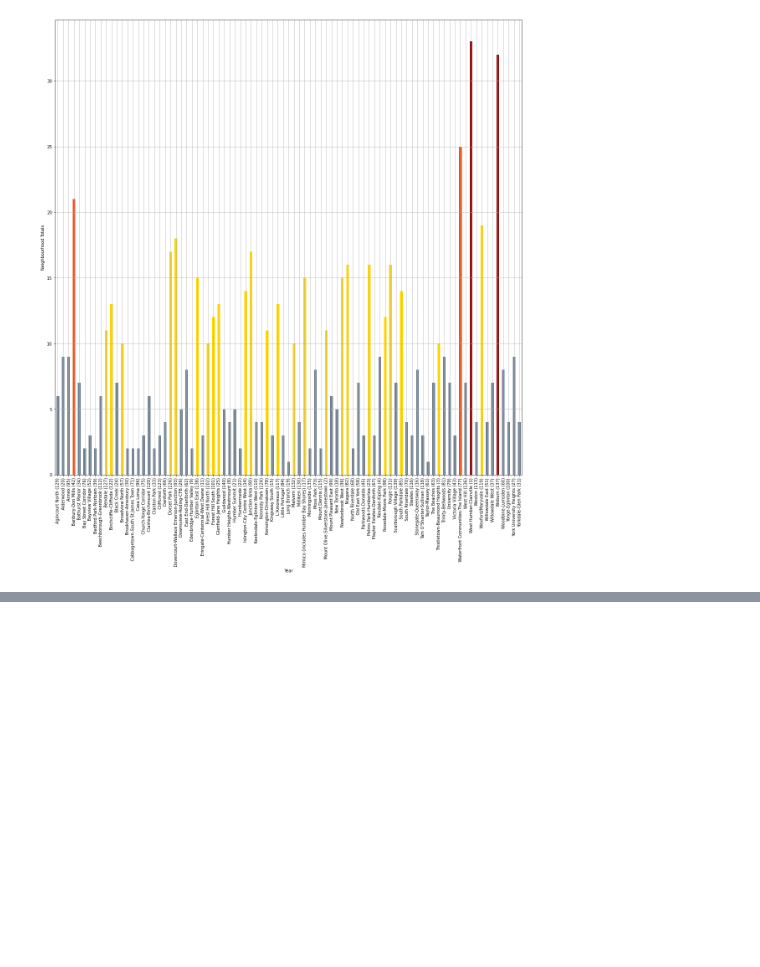
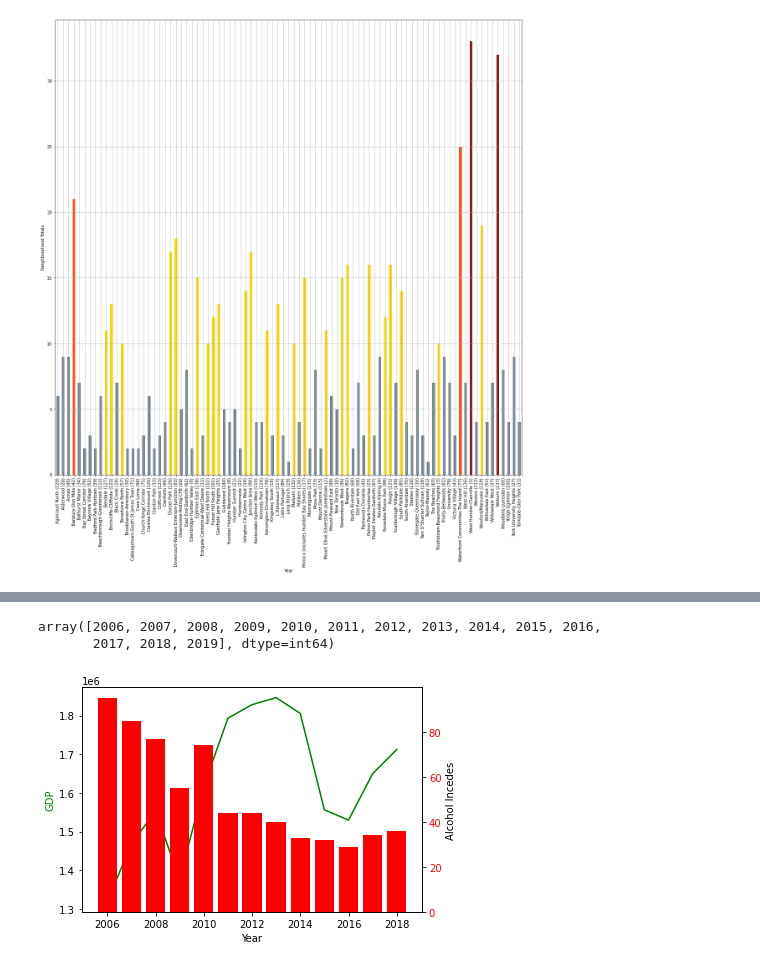
Before and after one commit to MattDavies1/Data-Bootcamp-Project, a Jupyter notebook: jasper.ipynb, the cells around one changed output, grey strips where cells are left out. Saved outputs shown, nothing was run; the diff lists cells and outputs as text; code cells hidden in the pictures; blank space fills up the shorter version.

```diff
--- a/jasper.ipynb
+++ b/jasper.ipynb
@@ -167,0 +196,3 @@ gdp_data.head()
+# %%
+gdp_data.sort_values('Date', ascending=True, inplace=True)
+gdp_data.head()
@@ -170,3 +208,35 @@ gdp_selection = gdp_data.loc[lambda gdp_data : gdp_data ['Date']>=2006]
 # %%
 gdp_year = gdp_selection['Date']
 gdp_annual = gdp_selection['Canada Annual GDP (M)']
+# %%
+#aligning dates so that 2019 from DUI/alcohols is dropped
+year_crime = year_total_crime.drop(labels=2019)
+year_nonfatal = year_total_nonfatal.drop(labels=2019)
+
+years2 = tor_pd_df['YEAR'].sort_values().unique()
+years2
+# %% [output]
+array([2006, 2007, 2008, 2009, 2010, 2011, 2012, 2013, 2014, 2015, 2016,
+       2017, 2018, 2019], dtype=int64)
+# %%
+gdp_year2 = gdp_year.sort_values()
+# %%
+fig, ax1 = plt.subplots()
+
+
+ax1.set_xlabel('Year')
+ax1.set_ylabel('GDP', color='green')
+ax1.plot(gdp_year, gdp_annual, color= 'green')
+ax1.tick_params(axis='y')
+
+ax2 = ax1.twinx()  # instantiate a second axes that shares the same x-axis
+
+color = 'tab:blue'
+ax2.set_ylabel('Alcohol Incedes')  # we already handled the x-label with ax1
+ax2.bar(gdp_year2, year_crime, color='red')
+ax2.tick_params(axis='y', labelcolor='red')
+
+fig.tight_layout()  # otherwise the right y-label is slightly clipped
+plt.show()
+# %% [output]
+[figure, added]
```
Also changed, not shown: parts of 21 cells of this notebook, 3 other files.
